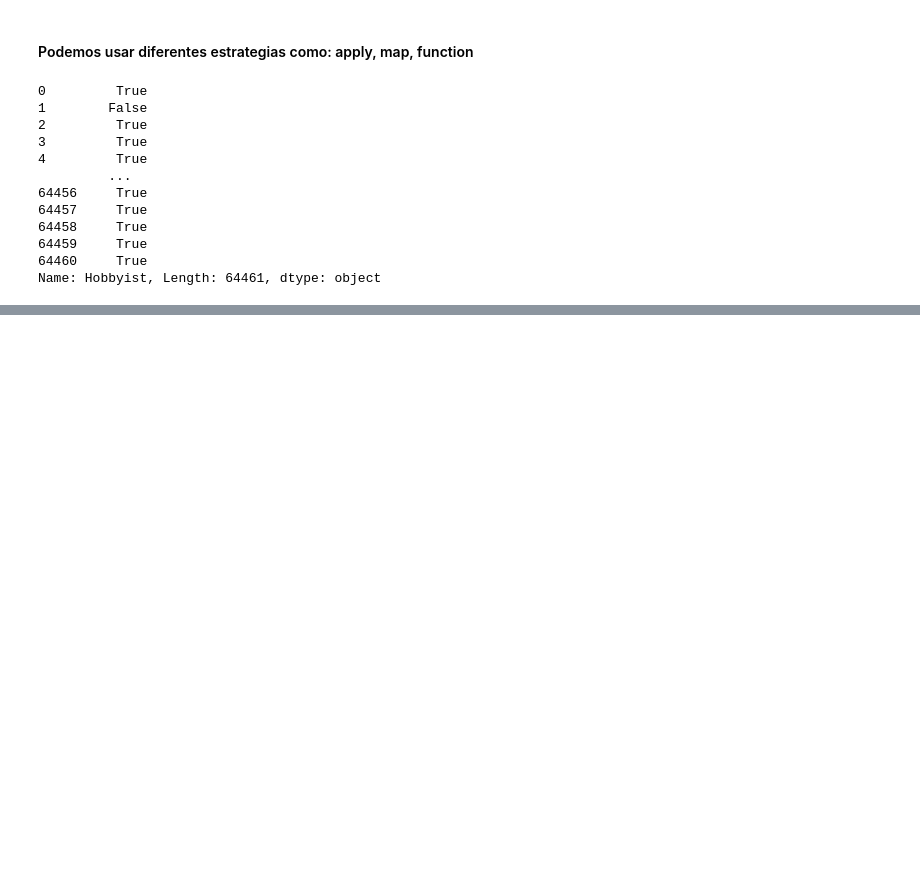
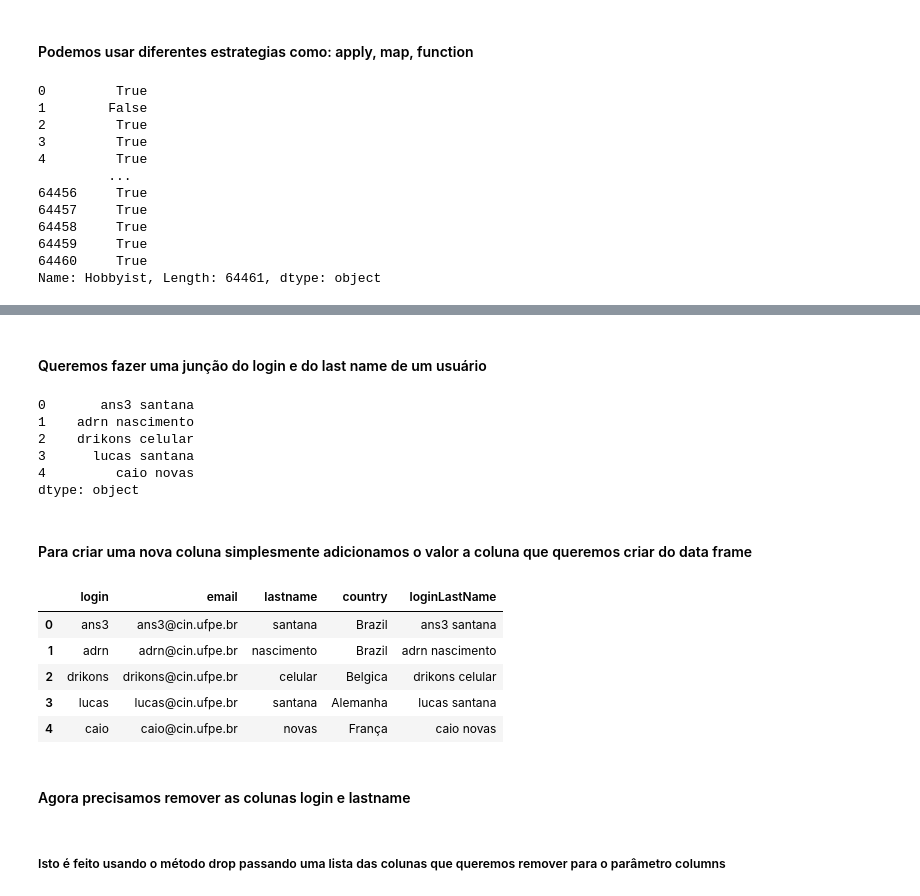
Before and after one commit to AdrianoSantana/Pandas, a Jupyter notebook: Pandas.ipynb, the cells around one changed output, grey strips where cells are left out. Saved outputs shown, nothing was run; the diff lists cells and outputs as text; code cells hidden in the pictures; blank space fills up the shorter version.

```diff
--- a/Pandas.ipynb
+++ b/Pandas.ipynb
@@ -702,0 +714,28 @@ Name: Hobbyist, Length: 64461, dtype: object
+# %% [markdown]
+#### Queremos fazer uma junção do login e do last name de um usuário
+# %%
+users_df.loc[:,'login'] + ' ' + users_df.loc[:,'lastname']
+# %% [output]
+0       ans3 santana
+1    adrn nascimento
+2    drikons celular
+3      lucas santana
+4         caio novas
+dtype: object
+# %% [markdown]
+#### Para criar uma nova coluna simplesmente adicionamos o valor a coluna que queremos criar do data frame
+# %%
+users_df['loginLastName'] = users_df.loc[:,'login'] + ' ' + users_df.loc[:,'lastname']
+# %%
+users_df
+# %% [output]
+|  | login | email | lastname | country | loginLastName |
+| 0 | ans3 | ans3@cin.ufpe.br | santana | Brazil | ans3 santana |
+| 1 | adrn | adrn@cin.ufpe.br | nascimento | Brazil | adrn nascimento |
+| 2 | drikons | drikons@cin.ufpe.br | celular | Belgica | drikons celular |
+| 3 | lucas | lucas@cin.ufpe.br | santana | Alemanha | lucas santana |
+| 4 | caio | caio@cin.ufpe.br | novas | França | caio novas |
+# %% [markdown]
+#### Agora precisamos remover as colunas login e lastname
+# %% [markdown]
+##### Isto é feito usando o método drop passando uma lista das colunas que queremos remover para o parâmetro columns
```
Also changed, not shown: parts of 34 cells of this notebook.
